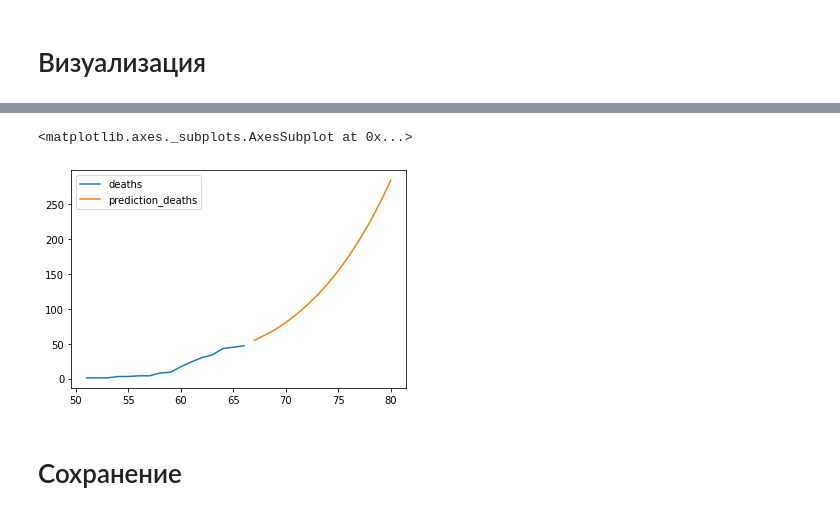
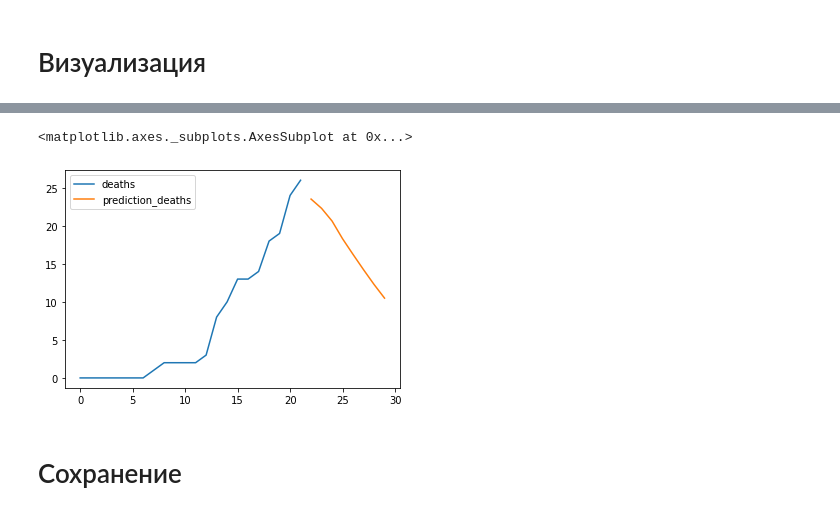
Before and after one commit to tyz910/sberbank-covid19, a Jupyter notebook: Predict.ipynb, the cells around one changed output, grey strips where cells are left out. Saved outputs shown, nothing was run; the diff lists cells and outputs as text; code cells hidden in the pictures.

Commit message:
ru data loader

```diff
--- a/Predict.ipynb
+++ b/Predict.ipynb
@@ -39,0 +28,8 @@ len(train_idx), len(valid_idx)
+# %%
+VALID_DAYS = 5
+VALID_DATE_FROM = data['date'].max() - pd.to_timedelta(VALID_DAYS, unit='d')
+
+train_idx = data[data['date'] <= VALID_DATE_FROM].index
+valid_idx = data[data['date'] > VALID_DATE_FROM].index
+
+len(train_idx), len(valid_idx)
@@ -45,12 +43,10 @@ def get_y(df):
 
 def get_X(df):
     X = df.copy()
+    X = X.join(countries, on='country')[['country', 'confirmed', 'deaths', 'is_region', 'lat', 'long']]
+    X = add_prev_values(X, days=5)
 
-    add_days_since_start(X)
-    add_prev_values(X, "confirmed", days=5)
-    add_prev_values(X, "deaths", days=5)
-
-    return X.drop(columns=['date', 'country', 'confirmed', 'deaths'])
+    return X.drop(columns=['country', 'confirmed', 'deaths'])
 
 X, y = get_X(data), get_y(data)
 X_train, y_train = X.loc[train_idx], y.loc[train_idx]
@@ -151,18 +184,18 @@ plot_preds(data_pred, 'RUS', 'deaths')
 # %% [markdown]
 # Обучение модели на всем датасете
 # %%
-model_final=CovidModel()
+model_final = CovidModel()
 criterion = torch.nn.MSELoss()
-optimizer = torch.optim.Adam(model.parameters(), lr=LEARNING_RATE)
+optimizer = torch.optim.Adam(model_final.parameters(), lr=LEARNING_RATE)
 
 runner = SupervisedRunner()
 runner.train(
-    model=model,
+    model=model_final,
     criterion=criterion,
     optimizer=optimizer,
     loaders={
         "train": DataLoader(CovidDataset(X, y), batch_size=BATCH_SIZE, shuffle=False),
-        "valid": DataLoader(CovidDataset(X_valid, y_valid), batch_size=BATCH_SIZE, shuffle=False),
+        #"valid": DataLoader(CovidDataset(X_valid, y_valid), batch_size=BATCH_SIZE, shuffle=False),
     },
     logdir=LOG_DIR,
     num_epochs=NUM_EPOCHS,
@@ -170,7 +222,8 @@ runner.train(
 # %% [markdown]
 # Предсказание
 # %%
-PREDICT_DAYS = 14
+PREDICT_DAYS = 8
+
 
 def predict_next_day(current_data):
     last_date = current_data['date'].max()
@@ -186,16 +239,20 @@ def predict_next_day(current_data):
     next_X = get_X(combined_data)[combined_data['date'] == next_date]
 
     next_data[['confirmed', 'deaths']] = runner.predict_loader(
-        model,
+        model_final,
         DataLoader(CovidDataset(next_X), batch_size=BATCH_SIZE, shuffle=False),
     )
 
     return next_data
 
+
 def predict(data, num_days=PREDICT_DAYS):
     predict_data = pd.DataFrame(columns=data.columns)
+
     for i in range(PREDICT_DAYS):
-        predict_data = predict_data.append(predict_next_day(data.append(predict_data)))
+        all_data = data.append(predict_data)
+        next_day_data = predict_next_day(all_data)
+        predict_data = predict_data.append(next_day_data)
 
     return predict_data.rename(columns={
         'confirmed': 'prediction_confirmed',
@@ -230,8 +303,8 @@ plot_preds(data_pred, 'RUS', 'confirmed')
 # %%
-plot_preds(data_pred, 'RUS', 'deaths')
+plot_preds(data_pred, 'RU-MOS', 'deaths')
 # %% [output]
 <matplotlib.axes._subplots.AxesSubplot at 0x...>
-[figure, old version]
+[figure, new version]
 # %% [markdown]
 # Сохранение
 # %%
```
Also changed, not shown: parts of 12 cells of this notebook, 15 other files.
